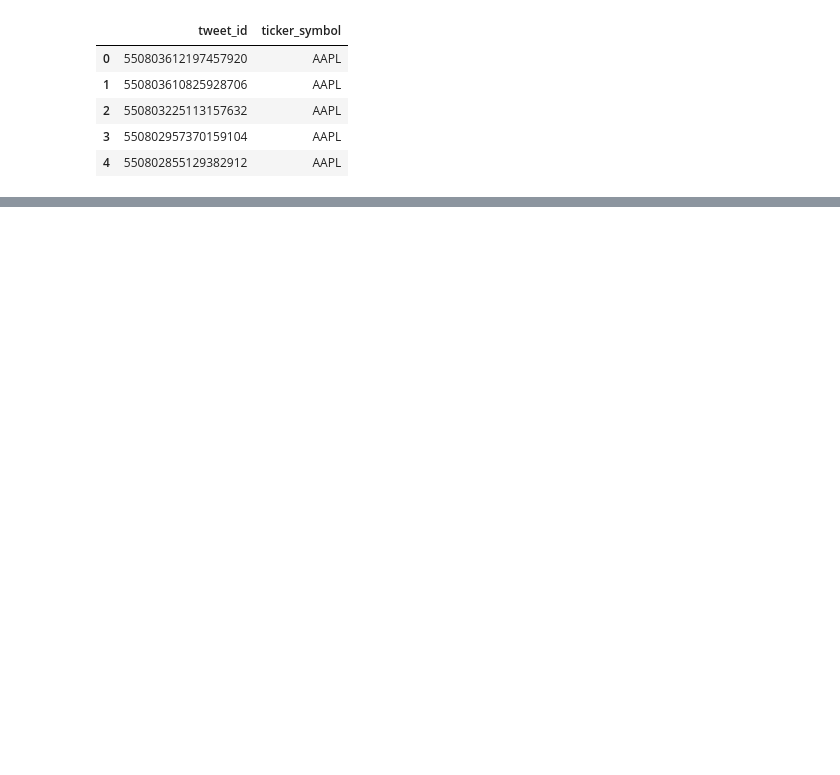
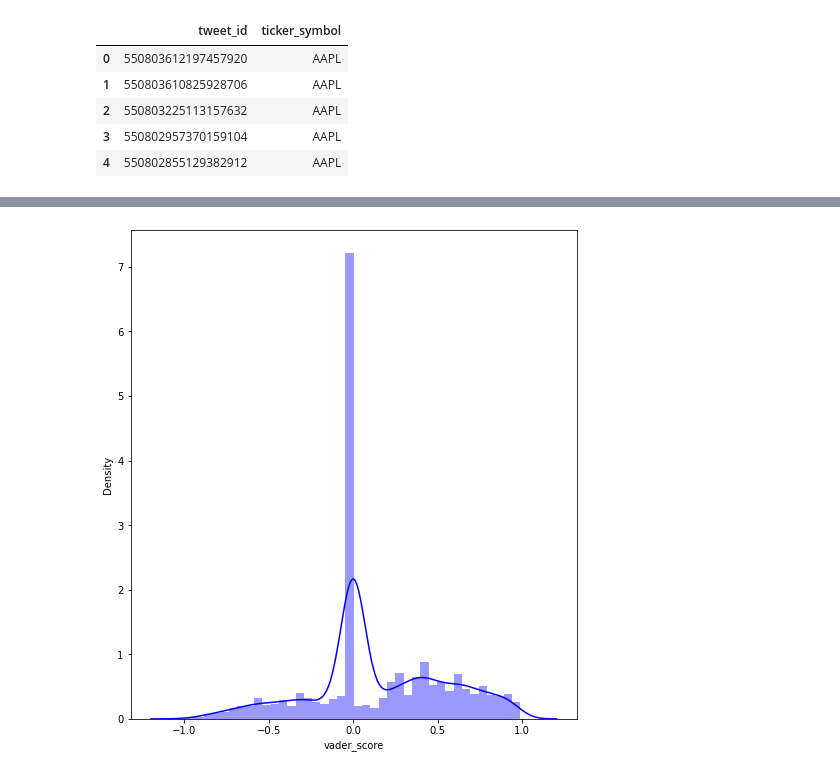
Before and after one commit to francestang1117/Sentiment-Analysis-of-Apple-company, a Jupyter notebook: code.ipynb, the cells around one changed output, grey strips where cells are left out. Cells and saved outputs as stored; diff of their text form; code cells hidden in the pictures; blank space fills up the shorter version.

```diff
--- a/code.ipynb
+++ b/code.ipynb
@@ -218,0 +300,21 @@ tweet_cy_new['body'].to_csv("output.csv")
+# %%
+from vaderSentiment.vaderSentiment import SentimentIntensityAnalyzer
+
+analyzer = SentimentIntensityAnalyzer()
+
+def getVaderScore(tweet):
+    sa = analyzer.polarity_scores(tweet)
+    vader_score = sa['compound']
+    return vader_score
+
+def getVaderSentiment(score):
+    if (score >= 0.05):
+        return 'Positive'
+    elif (score < 0.05 and score > -0.05):
+        return 'Neutral'
+    elif (score <= -0.05):
+        return 'Negative'
+# %%
+tweet_test['vader_score'] = tweet_test['body'].apply(lambda tweet: getVaderScore(tweet))
+tweet_test['vader_sentiment'] = tweet_test['vader_score'].apply(lambda score: getVaderSentiment(score))
+tweet_test.head()
@@ -218,0 +343,4 @@ tweet_cy_new['body'].to_csv("output.csv")
+# %%
+visualize(tweet_test, 'vader_score')
+# %% [output]
+[figure, added]
```
Also changed, not shown: parts of 40 cells of this notebook.
